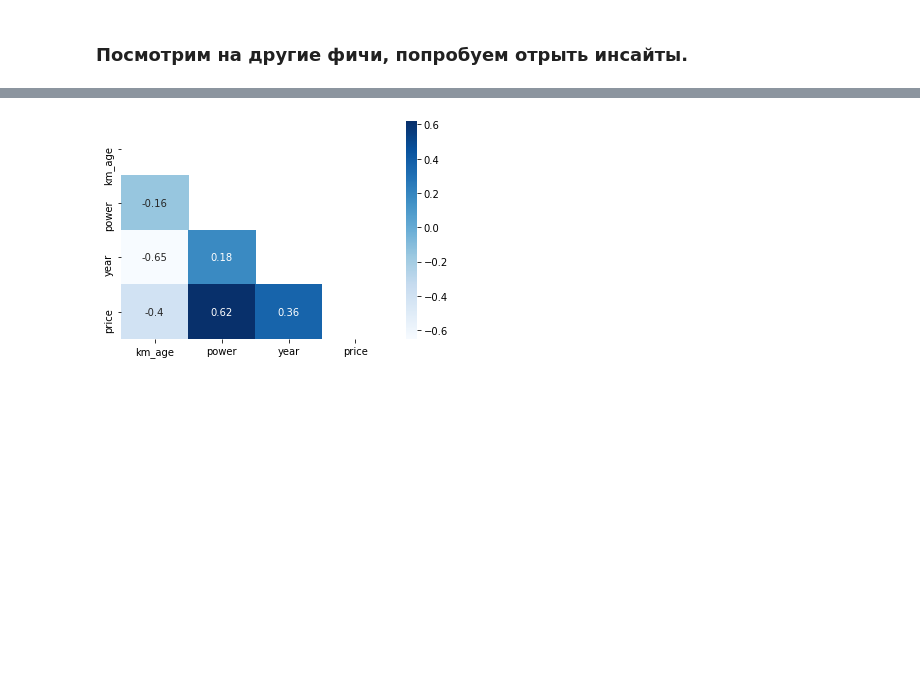
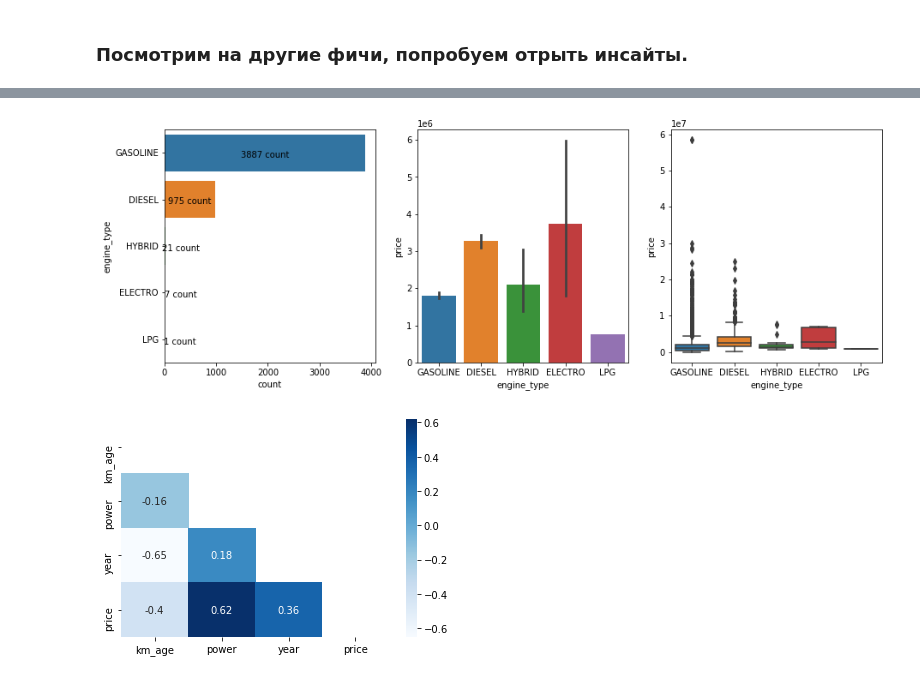
Before and after one commit to ArthurBodrov/autoru_analytics, a Jupyter notebook: Data Exploration.ipynb, the cells around one changed output, grey strips where cells are left out. Cells and saved outputs as stored; diff of their text form; code cells hidden in the pictures; blank space fills up the shorter version.

```diff
--- a/Data Exploration.ipynb
+++ b/Data Exploration.ipynb
@@ -124,3 +120,18 @@ sns.boxplot(data=cars, x='engine_type', y='price');
+# %%
+fig, axes = plt.subplots(nrows=1, ncols=3, figsize=(15, 5))
+countplot = sns.countplot(ax=axes[0], y='engine_type', data=cars);
+sns.barplot(ax=axes[1], data=cars, x='engine_type', y='price');
+sns.boxplot(ax=axes[2], data=cars, x='engine_type', y='price');
+for p in countplot.patches:
+    x=p.get_bbox().get_points()[:,0]
+    y=p.get_bbox().get_points()[1,1]
+    width = p.get_width()
+    if width > 900:
+        countplot.annotate(f'{width} count', (x.mean(), (y - 0.35)), ha='center', va='center')
+    else:
+        countplot.annotate(f'{width} count', (x.max() + 300, (y - 0.35)), ha='center', va='center')
+# %% [output]
+[figure, added]
 # %%
 corr = cars.corr()
 mask = np.triu(np.ones_like(corr, dtype=bool))
```
Also changed, not shown: parts of 11 cells of this notebook, 2 other files.
